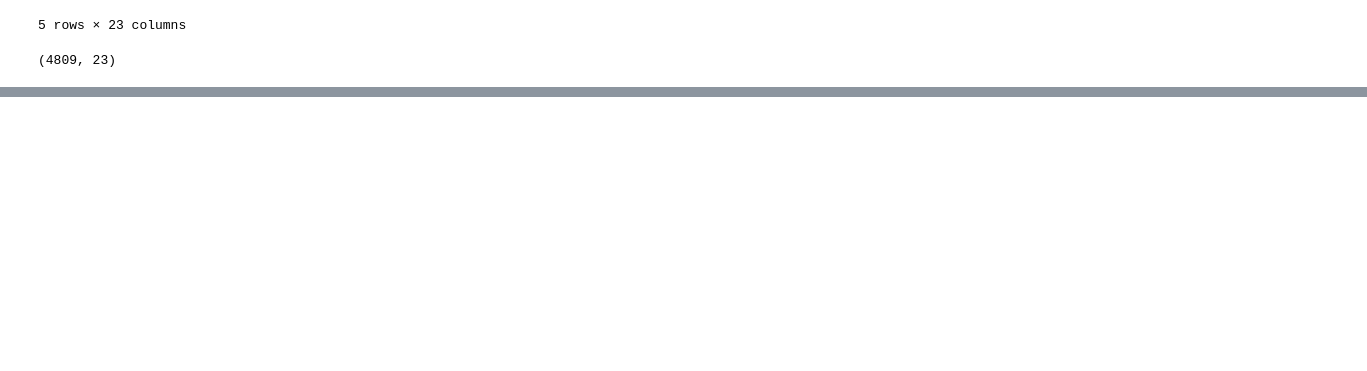
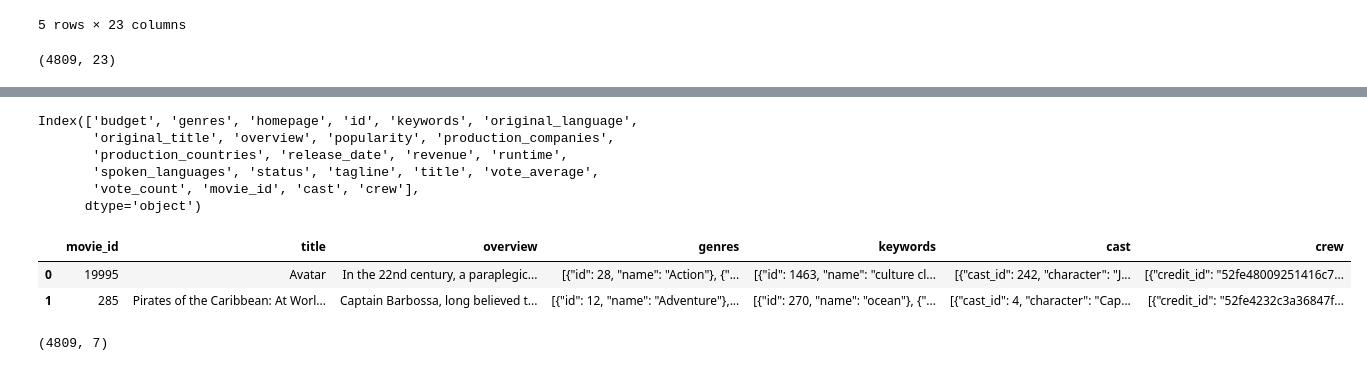
Before and after one commit to Madhushanka00/MovieMania, a Jupyter notebook: MLmodels/contentBasedFiltering.ipynb, the cells around one changed output, grey strips where cells are left out. Drawn from its saved outputs; the diff is of its cells as text; code cells hidden in the pictures; blank space fills up the shorter version.

Commit message:
cintentBasedFilter notebook done

```diff
--- a/MLmodels/contentBasedFiltering.ipynb
+++ b/MLmodels/contentBasedFiltering.ipynb
@@ -47,0 +68,21 @@ movies.shape
+# %%
+movies.columns
+# %% [output]
+Index(['budget', 'genres', 'homepage', 'id', 'keywords', 'original_language',
+       'original_title', 'overview', 'popularity', 'production_companies',
+       'production_countries', 'release_date', 'revenue', 'runtime',
+       'spoken_languages', 'status', 'tagline', 'title', 'vote_average',
+       'vote_count', 'movie_id', 'cast', 'crew'],
+      dtype='object')
+# %%
+filtered_movies = movies[['movie_id', 'title', 'overview', 'genres', 'keywords', 'cast', 'crew']]
+# %%
+filtered_movies.head(2)
+# %% [output]
+|  | movie_id | title | overview | genres | keywords | cast | crew |
+| 0 | 19995 | Avatar | In the 22nd century, a paraplegic... | [{"id": 28, "name": "Action"}, {"... | [{"id": 1463, "name": "culture cl... | [{"cast_id": 242, "character": "J... | [{"credit_id": "52fe48009251416c7... |
+| 1 | 285 | Pirates of the Caribbean: At Worl... | Captain Barbossa, long believed t... | [{"id": 12, "name": "Adventure"},... | [{"id": 270, "name": "ocean"}, {"... | [{"cast_id": 4, "character": "Cap... | [{"credit_id": "52fe4232c3a36847f... |
+# %%
+filtered_movies.shape
+# %% [output]
+(4809, 7)
```
Also changed, not shown: parts of 52 cells of this notebook.
